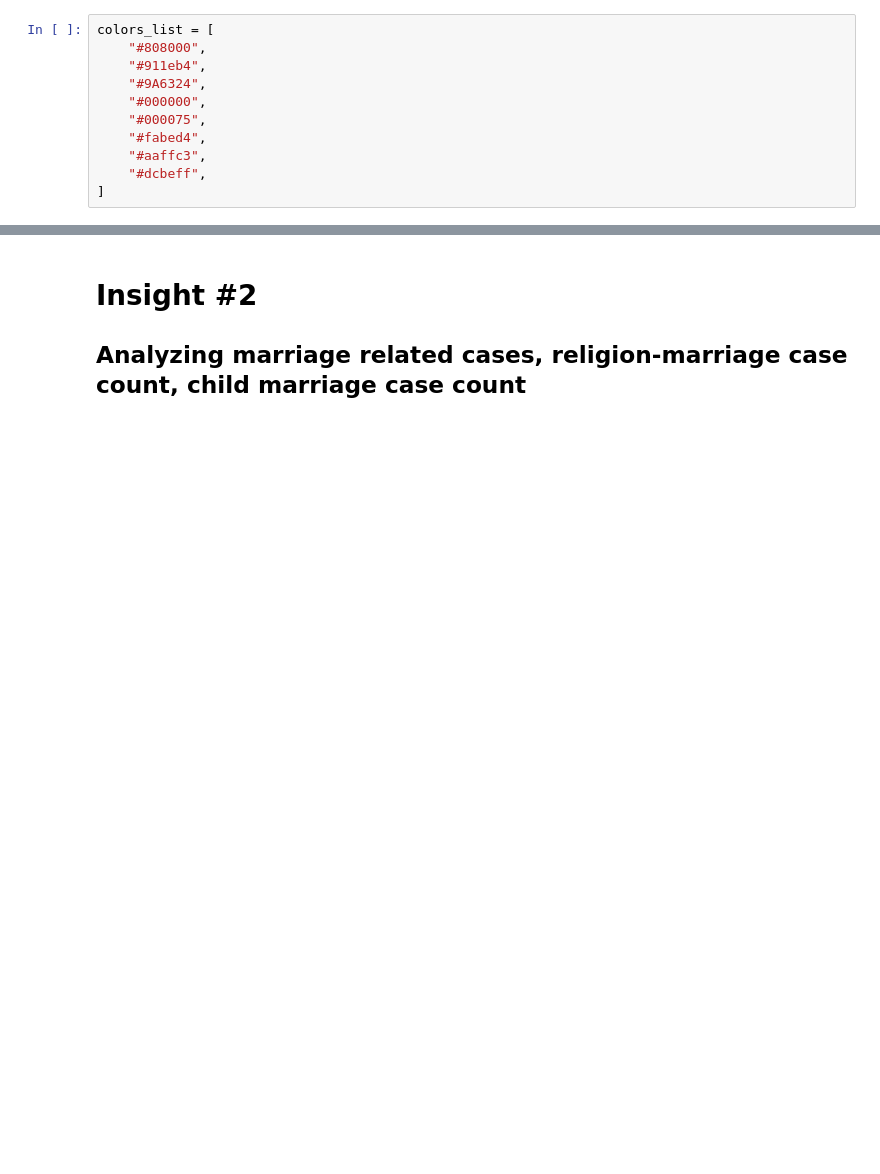
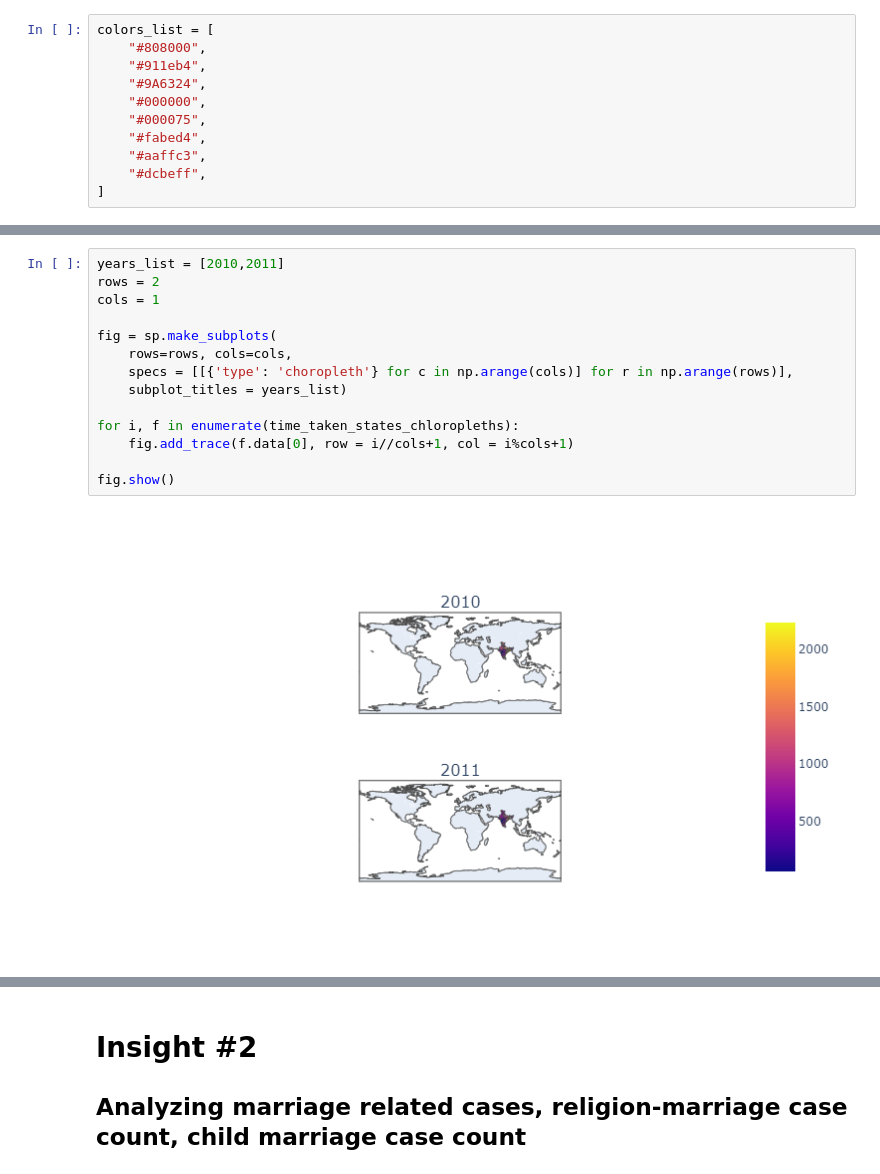
Before and after one commit to ujjwal-shekhar/Indian-Judicial-System-PreCog, a Jupyter notebook: data-visualizer-precog.ipynb, the cells around one changed output, grey strips where cells are left out. Saved outputs shown, nothing was run; the diff lists cells and outputs as text; blank space fills up the shorter version.

```diff
--- a/data-visualizer-precog.ipynb
+++ b/data-visualizer-precog.ipynb
@@ -1280,0 +1281,16 @@ fig_net.show()
+# %%
+years_list = [2010,2011]
+rows = 2
+cols = 1
+
+fig = sp.make_subplots(
+    rows=rows, cols=cols,
+    specs = [[{'type': 'choropleth'} for c in np.arange(cols)] for r in np.arange(rows)],
+    subplot_titles = years_list)
+
+for i, f in enumerate(time_taken_states_chloropleths):
+    fig.add_trace(f.data[0], row = i//cols+1, col = i%cols+1)
+
+fig.show()
+# %% [output]
+[figure, added]
```
Also changed, not shown: parts of 20 cells of this notebook.
